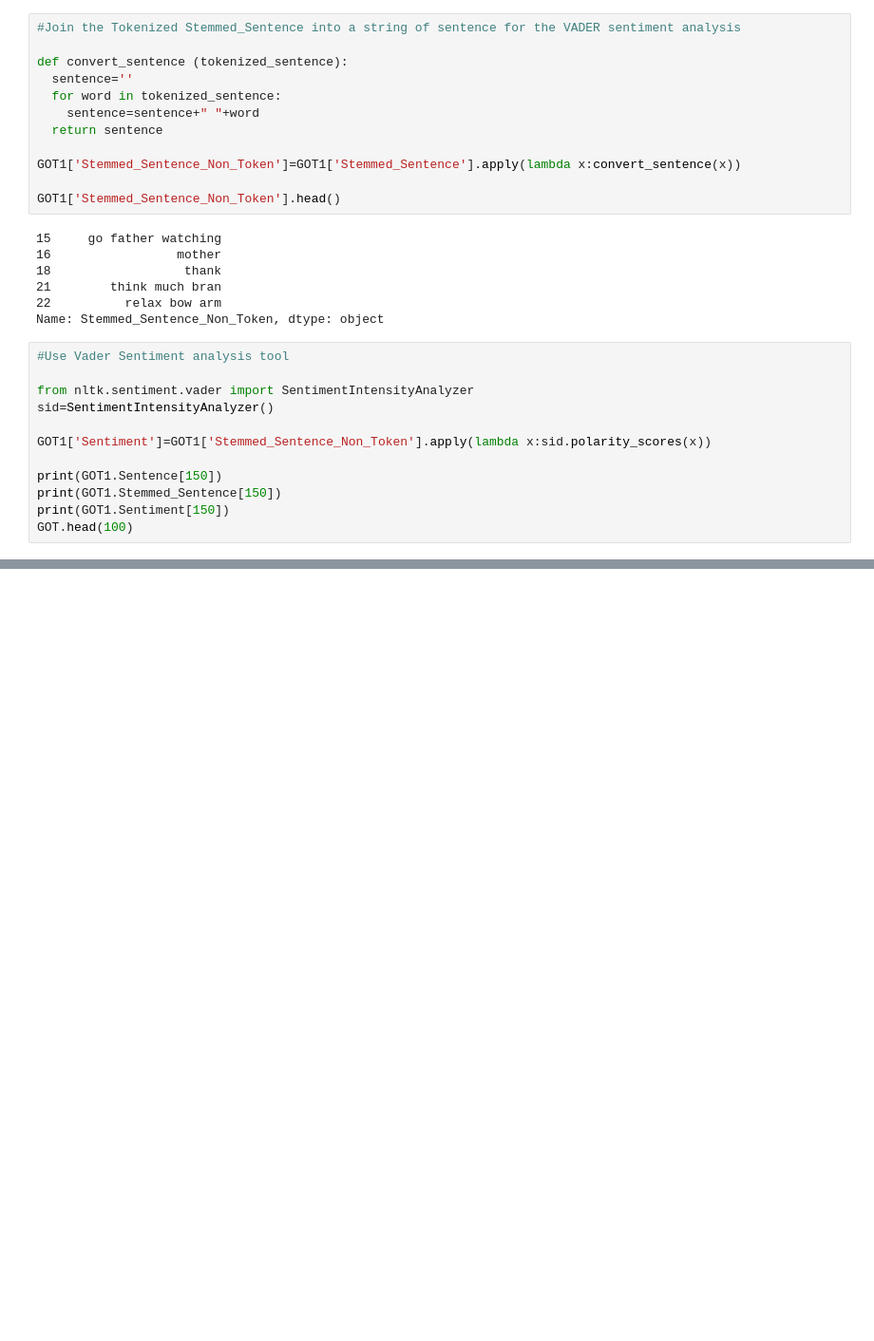
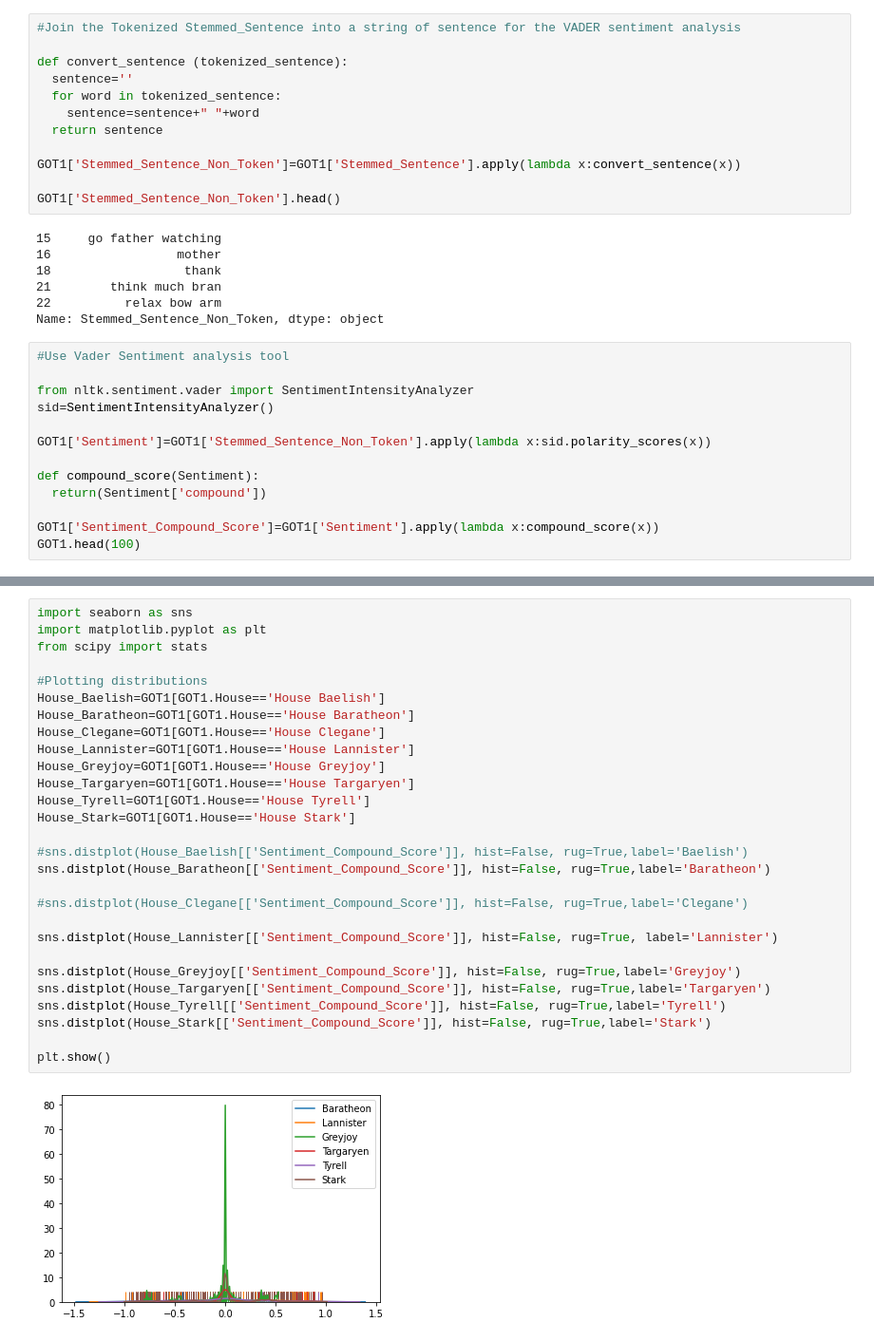
Before and after one commit to trong-shen/Game-of-Throne-Project, a Jupyter notebook: GOT_Project.ipynb, the cells around one changed output, grey strips where cells are left out. Shown: that part at 95% size. Drawn from its saved outputs; the diff is of its cells as text; blank space fills up the shorter version.

```diff
--- a/GOT_Project.ipynb
+++ b/GOT_Project.ipynb
@@ -374,8 +374,9 @@ sid=SentimentIntensityAnalyzer()
 
 GOT1['Sentiment']=GOT1['Stemmed_Sentence_Non_Token'].apply(lambda x:sid.polarity_scores(x))
 
-print(GOT1.Sentence[150])
-print(GOT1.Stemmed_Sentence[150])
-print(GOT1.Sentiment[150])
-GOT.head(100)
+def compound_score(Sentiment):
+  return(Sentiment['compound'])
+
+GOT1['Sentiment_Compound_Score']=GOT1['Sentiment'].apply(lambda x:compound_score(x))
+GOT1.head(100)
 # %% [output]
@@ -397,0 +458,30 @@ The queen has two brothers?
+# %%
+import seaborn as sns
+import matplotlib.pyplot as plt
+from scipy import stats
+
+#Plotting distributions
+House_Baelish=GOT1[GOT1.House=='House Baelish']
+House_Baratheon=GOT1[GOT1.House=='House Baratheon']
+House_Clegane=GOT1[GOT1.House=='House Clegane']
+House_Lannister=GOT1[GOT1.House=='House Lannister']
+House_Greyjoy=GOT1[GOT1.House=='House Greyjoy']
+House_Targaryen=GOT1[GOT1.House=='House Targaryen']
+House_Tyrell=GOT1[GOT1.House=='House Tyrell']
+House_Stark=GOT1[GOT1.House=='House Stark']
+
+#sns.distplot(House_Baelish[['Sentiment_Compound_Score']], hist=False, rug=True,label='Baelish')
+sns.distplot(House_Baratheon[['Sentiment_Compound_Score']], hist=False, rug=True,label='Baratheon')
+
+#sns.distplot(House_Clegane[['Sentiment_Compound_Score']], hist=False, rug=True,label='Clegane')
+
+sns.distplot(House_Lannister[['Sentiment_Compound_Score']], hist=False, rug=True, label='Lannister')
+
+sns.distplot(House_Greyjoy[['Sentiment_Compound_Score']], hist=False, rug=True,label='Greyjoy')
+sns.distplot(House_Targaryen[['Sentiment_Compound_Score']], hist=False, rug=True,label='Targaryen')
+sns.distplot(House_Tyrell[['Sentiment_Compound_Score']], hist=False, rug=True,label='Tyrell')
+sns.distplot(House_Stark[['Sentiment_Compound_Score']], hist=False, rug=True,label='Stark')
+
+plt.show()
+# %% [output]
+[figure, added]
```
Also changed, not shown: parts of 6 cells of this notebook.
